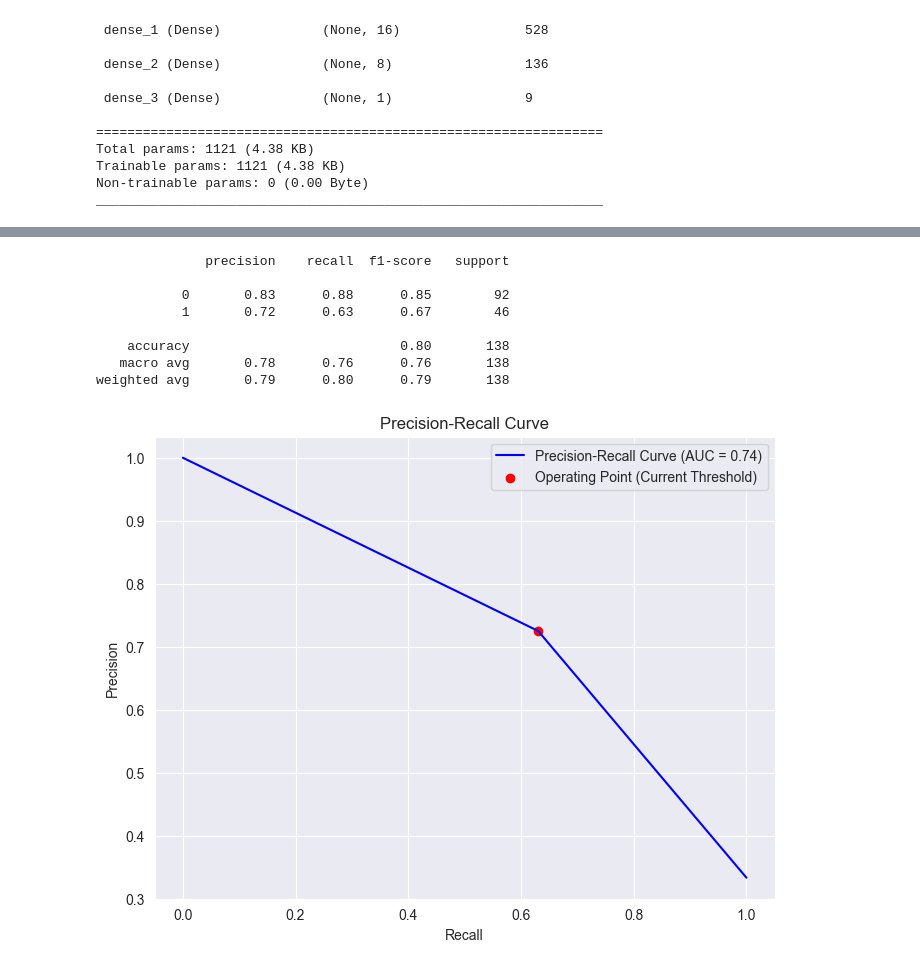
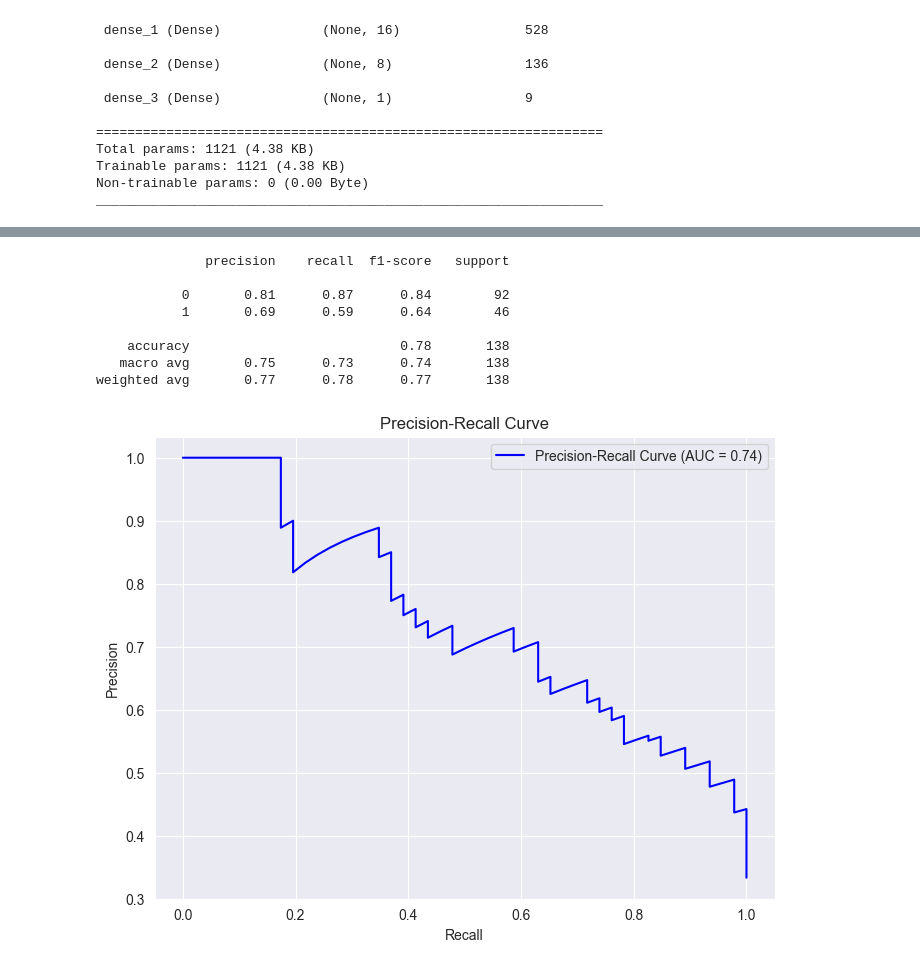
Before and after one commit to Bhargavoza1/ml-practice-project, a Jupyter notebook: Diabetes-Prediction.ipynb, the cells around one changed output, grey strips where cells are left out. Cells and saved outputs as stored; diff of their text form; code cells hidden in the pictures.

```diff
--- a/Diabetes-Prediction.ipynb
+++ b/Diabetes-Prediction.ipynb
@@ -494,5 +498,5 @@ Test AUC: 0.8319
 # %%
  # Predict probabilities on the test set
-y_pred  = model.predict(X_test_scaled)
-y_pred = np.where(y_pred >= 0.5, 1, 0)
+Y_pred_proba  = model.predict(X_test_scaled)
+y_pred = np.where(Y_pred_proba >= 0.5, 1, 0)
 # %% [output]
@@ -507,34 +518,27 @@ print(classification_report(Y_test, y_pred))
 # %% [output]
               precision    recall  f1-score   support
 
-           0       0.83      0.88      0.85        92
-           1       0.72      0.63      0.67        46
+           0       0.81      0.87      0.84        92
+           1       0.69      0.59      0.64        46
 
-    accuracy                           0.80       138
-   macro avg       0.78      0.76      0.76       138
-weighted avg       0.79      0.80      0.79       138
+    accuracy                           0.78       138
+   macro avg       0.75      0.73      0.74       138
+weighted avg       0.77      0.78      0.77       138
 # %%
-
-
-# Calculate precision and recall
-precision = precision_score(Y_test, y_pred)
-recall = recall_score(Y_test, y_pred)
-
 # Calculate precision-recall curve
-precision_curve, recall_curve, _ = precision_recall_curve(Y_test, y_pred)
+precision_curve, recall_curve, _ = precision_recall_curve(Y_test, Y_pred_proba)
 # %%
 # Plot precision-recall curve
 area_under_curve = auc(recall_curve, precision_curve)
 plt.figure(figsize=(8, 6))
 plt.plot(recall_curve, precision_curve, label=f'Precision-Recall Curve (AUC = {area_under_curve:.2f})', color='b')
-plt.scatter(recall, precision, color='r', marker='o', label='Operating Point (Current Threshold)')
 plt.xlabel('Recall')
 plt.ylabel('Precision')
 plt.title('Precision-Recall Curve')
 plt.legend()
 plt.grid(True)
 plt.show()
 # %% [output]
-[figure, old version]
+[figure, new version]
 # %%
 
```
Also changed, not shown: parts of 15 cells of this notebook.
